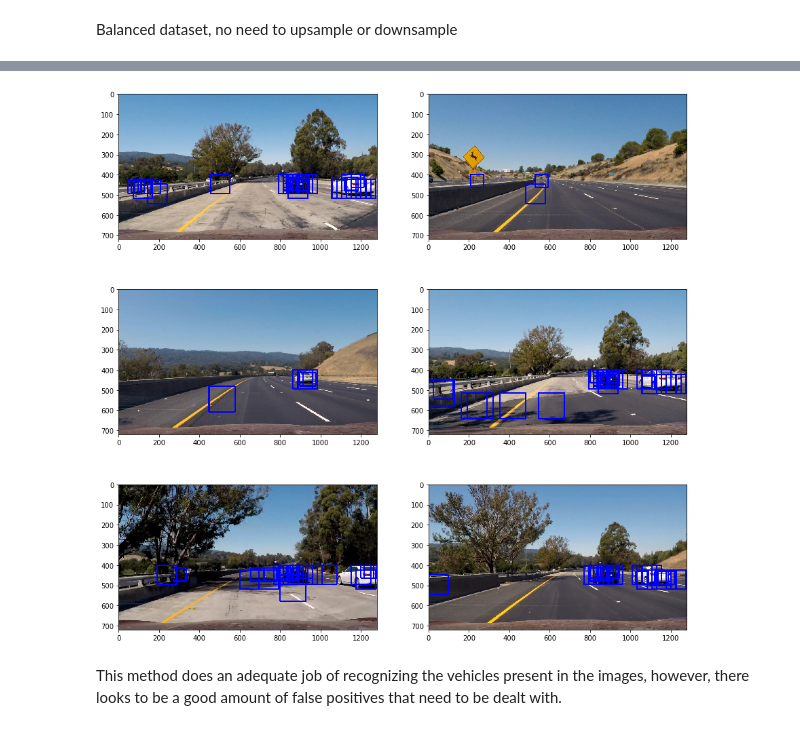
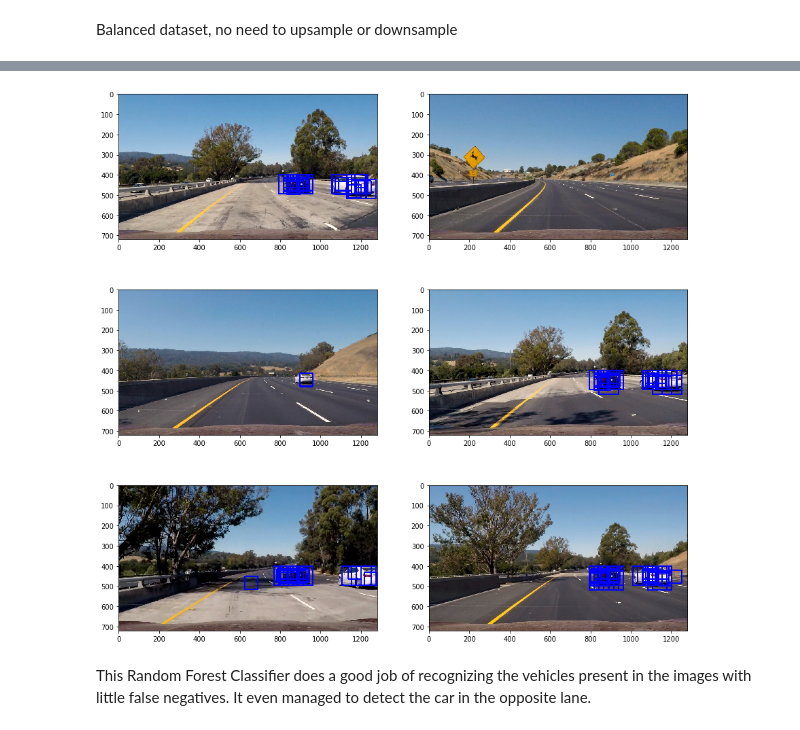
Before and after one commit to kmlee17/CarND-Vehicle-Detection, a Jupyter notebook: vehicle_detection.ipynb, the cells around one changed output, grey strips where cells are left out. Cells and saved outputs as stored; diff of their text form; code cells hidden in the pictures.

```diff
--- a/vehicle_detection.ipynb
+++ b/vehicle_detection.ipynb
@@ -296,0 +300,9 @@ Test Accuracy of SVC =  0.9848
+# %%
+# Random Forest Test
+rf = RandomForestClassifier(max_leaf_nodes=None, min_samples_leaf=1, min_samples_split=7, n_estimators=100)
+t5=time.time()
+rf.fit(X_train, y_train)
+t6 = time.time()
+print(round(t6-t5, 2), 'Seconds to train RF')
+# Check the score of the SVC
+print('Test Accuracy of RF = ', round(rf.score(X_test, y_test), 4))
@@ -316,27 +382,30 @@ def show_images(images, cmap=None):
 def sliding_windows(img, clf, X_scaler, orient, pix_per_cell, cell_per_block, spatial_size, hist_bins):
     bboxes = []
     bboxes += find_cars(img, 400, 500, 1.0, clf, X_scaler, orient, pix_per_cell, cell_per_block, spatial_size, hist_bins)
-    #bboxes += find_cars(img, 450, 550, 1.0, clf, X_scaler, orient, pix_per_cell, cell_per_block, spatial_size, hist_bins)
+    bboxes += find_cars(img, 425, 525, 1.0, clf, X_scaler, orient, pix_per_cell, cell_per_block, spatial_size, hist_bins)
     bboxes += find_cars(img, 400, 550, 1.5, clf, X_scaler, orient, pix_per_cell, cell_per_block, spatial_size, hist_bins)
-    #bboxes += find_cars(img, 450, 650, 1.5, clf, X_scaler, orient, pix_per_cell, cell_per_block, spatial_size, hist_bins)
+    bboxes += find_cars(img, 450, 600, 1.5, clf, X_scaler, orient, pix_per_cell, cell_per_block, spatial_size, hist_bins)
     bboxes += find_cars(img, 450, 650, 2.0, clf, X_scaler, orient, pix_per_cell, cell_per_block, spatial_size, hist_bins)
     bboxes += find_cars(img, 500, 650, 2.5, clf, X_scaler, orient, pix_per_cell, cell_per_block, spatial_size, hist_bins)
     img_rects = draw_boxes(img, bboxes)
-    return img_rects
+    return img_rects, bboxes
 
 # sliding_windows_img = mpimg.imread('./test_images/test2.jpg')
 # sliding_windows(sliding_windows_img, svc, X_scaler, orient, pix_per_cell, cell_per_block, spatial_size, hist_bins)
 # %%
 images_location = glob.glob('test_images/*.jpg')
+test_images = []
 detect_images = []
-
+bboxes_total = []
 for img_path in images_location:
     img = mpimg.imread(img_path)
-    windows_img = sliding_windows(img, svc, X_scaler, orient, pix_per_cell, cell_per_block, spatial_size, hist_bins)
+    test_images.append(img)
+    windows_img, bboxes = sliding_windows(img, rf, X_scaler, orient, pix_per_cell, cell_per_block, spatial_size, hist_bins)
     detect_images.append(windows_img)
+    bboxes_total.append(bboxes)
 
 show_images(detect_images)
 # %% [output]
-[figure, old version]
+[figure, new version]
-# %% [markdown]
-This method does an adequate job of recognizing the vehicles present in the images, however, there looks to be a good amount of false positives that need to be dealt with.
+# %% [markdown]
+This Random Forest Classifier does a good job of recognizing the vehicles present in the images with little false negatives.  It even managed to detect the car in the opposite lane.
```
Also changed, not shown: parts of 11 cells of this notebook, 2 other files.
